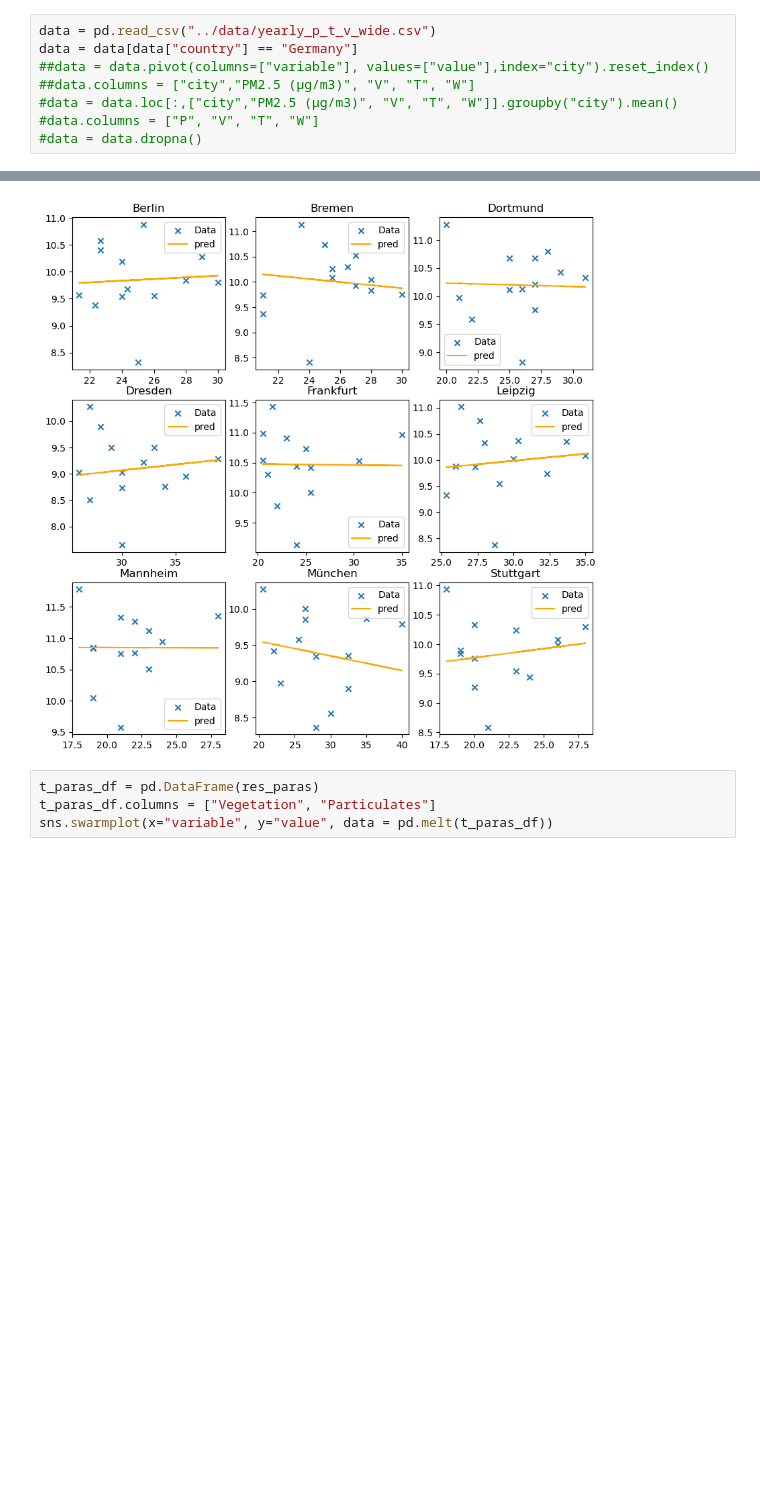
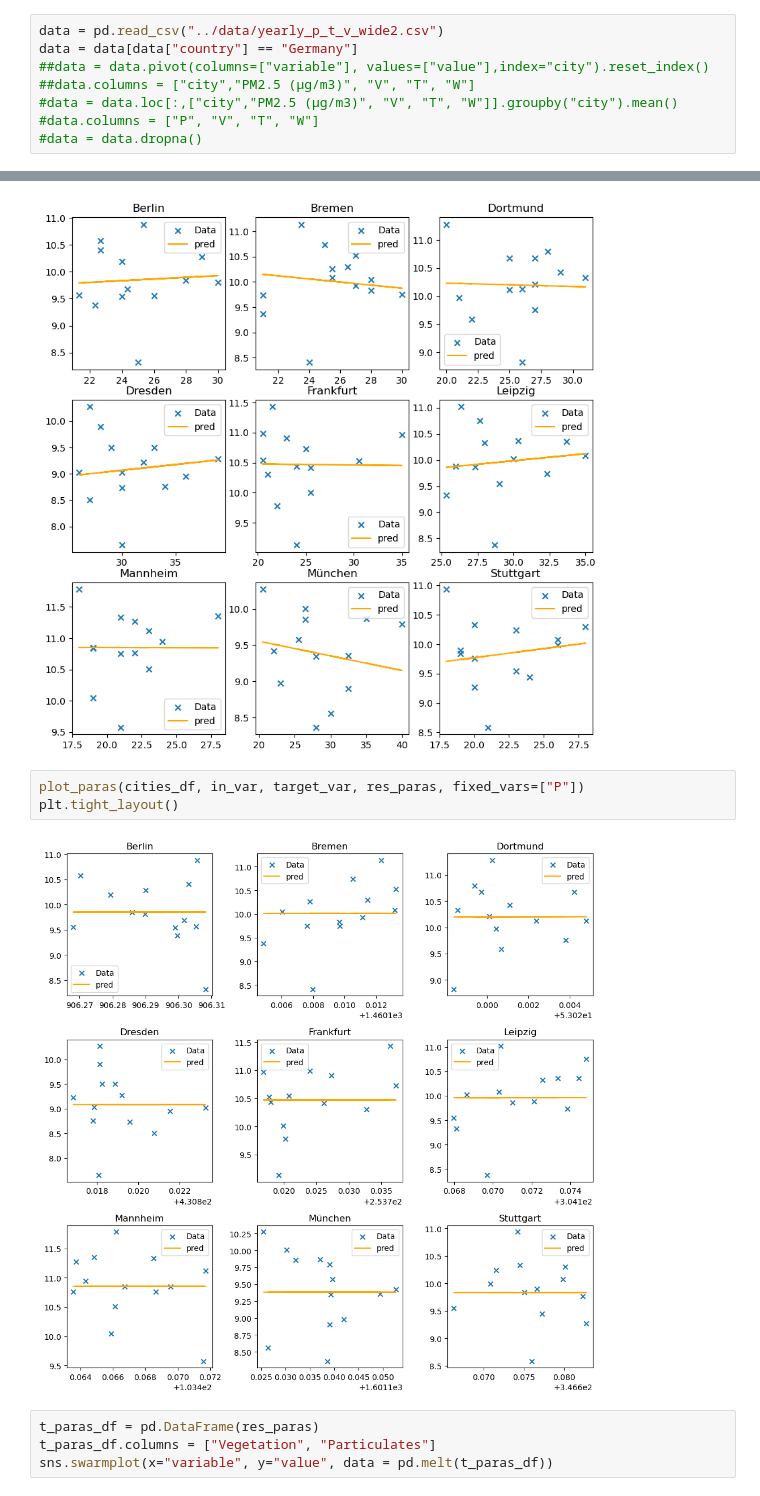
Before and after one commit to Max10-afk/comp_ecology, a Jupyter notebook: scripts/plotting.ipynb, the cells around one changed output, grey strips where cells are left out. Saved outputs shown, nothing was run; the diff lists cells and outputs as text; blank space fills up the shorter version.

Commit message:
Updated plots

```diff
--- a/scripts/plotting.ipynb
+++ b/scripts/plotting.ipynb
@@ -18,7 +18,7 @@ h = 0.1
 W = 0.5
 p = 0.1
 # %%
-data = pd.read_csv("../data/yearly_p_t_v_wide.csv")
+data = pd.read_csv("../data/yearly_p_t_v_wide2.csv")
 data = data[data["country"] == "Germany"]
 ##data = data.pivot(columns=["variable"], values=["value"],index="city").reset_index()
 ##data.columns = ["city","PM2.5 (μg/m3)", "V", "T", "W"]
@@ -85,6 +85,11 @@ res_paras = [fit_function(cur_df[1].loc[:, in_var], dt_linear, cur_df[1][target_
 plot_paras(cities_df, in_var, target_var, res_paras, fixed_vars=["V"])
 # %% [output]
 [figure]
+# %%
+plot_paras(cities_df, in_var, target_var, res_paras, fixed_vars=["P"])
+plt.tight_layout()
+# %% [output]
+[figure, added]
 # %%
 t_paras_df = pd.DataFrame(res_paras)
 t_paras_df.columns = ["Vegetation", "Particulates"]
```
Also changed, not shown: parts of 1 cell of this notebook.
